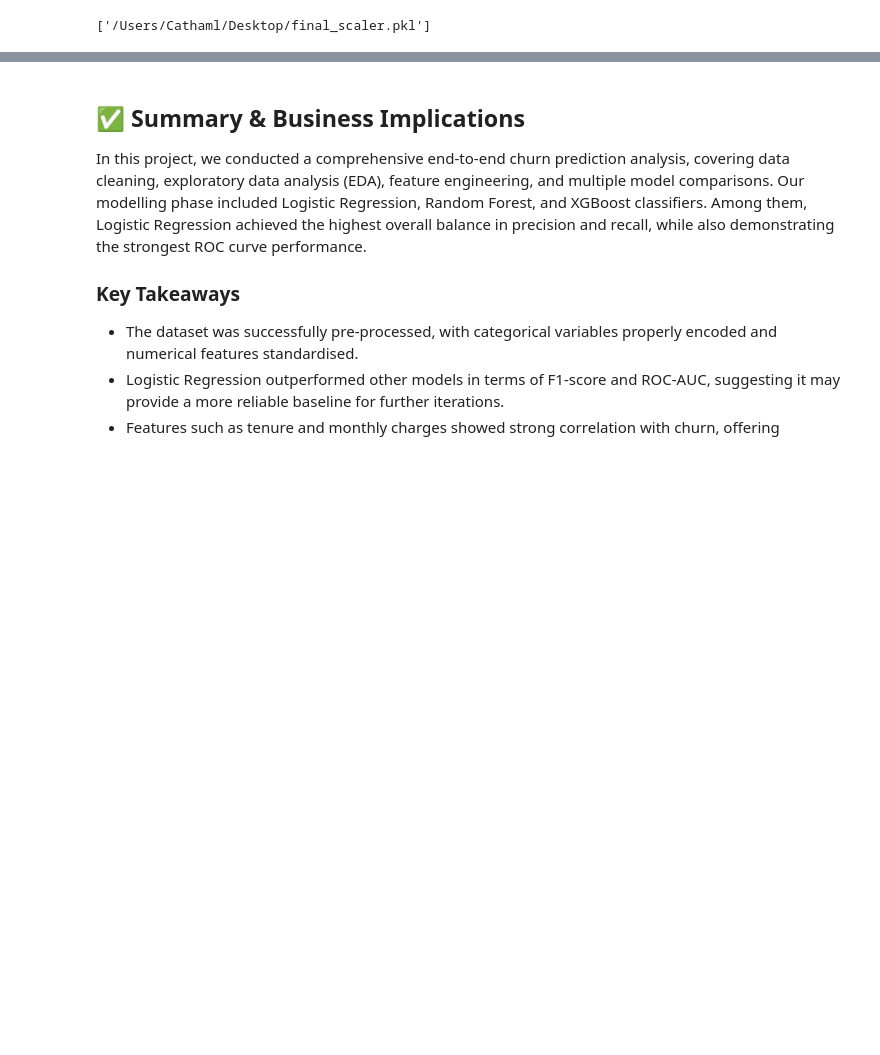
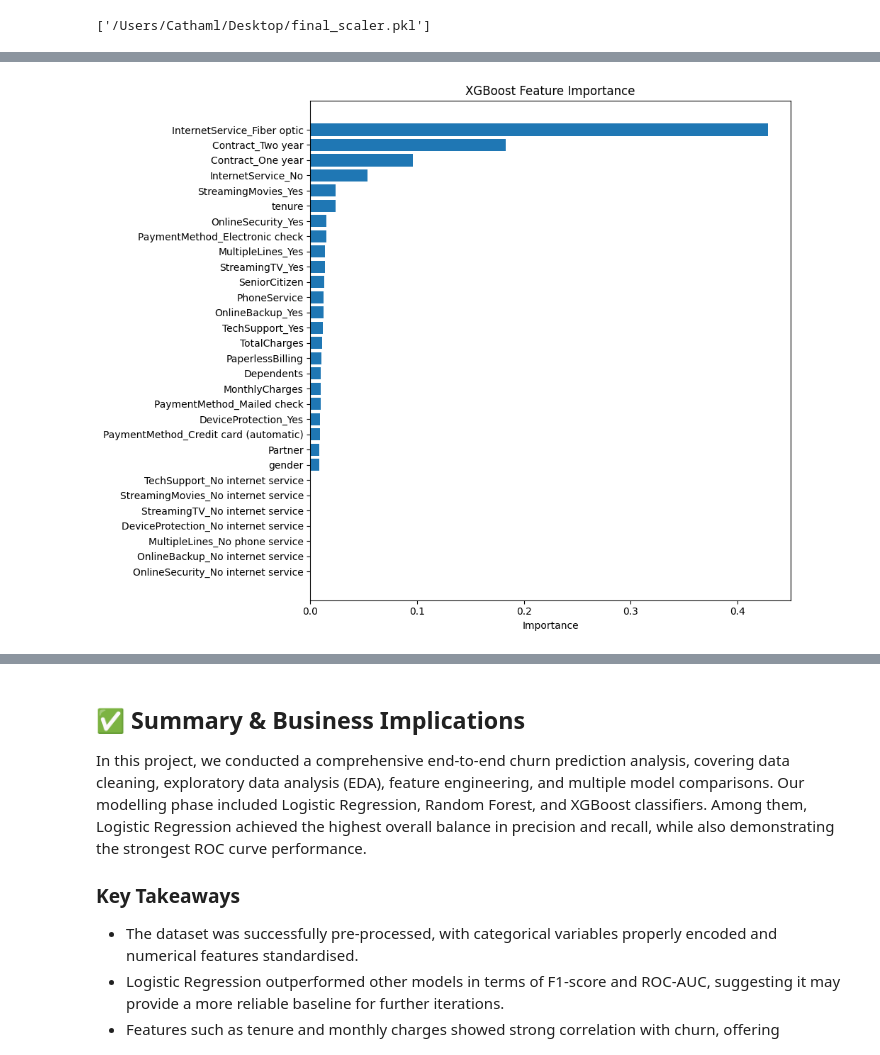
Before and after one commit to Jessie203/customer-churn-prediction, a Jupyter notebook: notebooks/02_Modelling.ipynb, the cells around one changed output, grey strips where cells are left out. Drawn from its saved outputs; the diff is of its cells as text; code cells hidden in the pictures; blank space fills up the shorter version.

```diff
--- a/notebooks/02_Modelling.ipynb
+++ b/notebooks/02_Modelling.ipynb
@@ -224,0 +279,15 @@ joblib.dump(scaler, '/Users/Cathaml/Desktop/final_scaler.pkl')
+# %%
+# Feature Importance for XGBoost
+xgb_importance = xgb.feature_importances_
+xgb_importance_df = pd.DataFrame({'Feature': feature_cols, 'Importance': xgb_importance})
+xgb_importance_df = xgb_importance_df.sort_values(by='Importance', ascending=True)
+
+plt.figure(figsize=(10, 8))
+plt.barh(xgb_importance_df['Feature'], xgb_importance_df['Importance'])
+plt.title('XGBoost Feature Importance')
+plt.xlabel('Importance')
+plt.tight_layout()
+plt.savefig('/Users/Cathaml/Desktop/xgb_feature_importance.png')
+plt.show()
+# %% [output]
+[figure, added]
```
Also changed, not shown: parts of 11 cells of this notebook.
